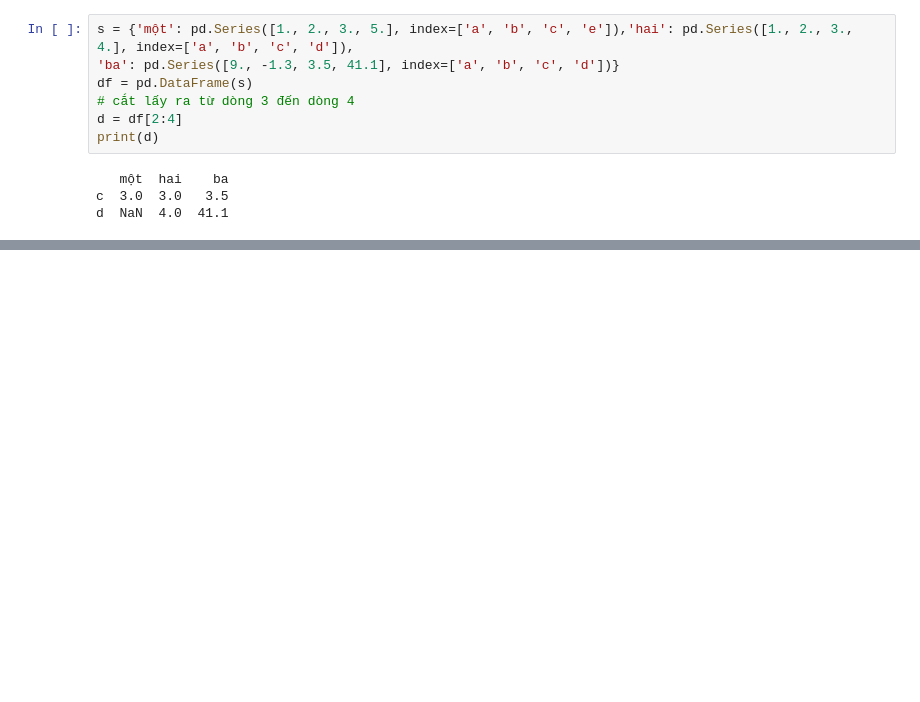
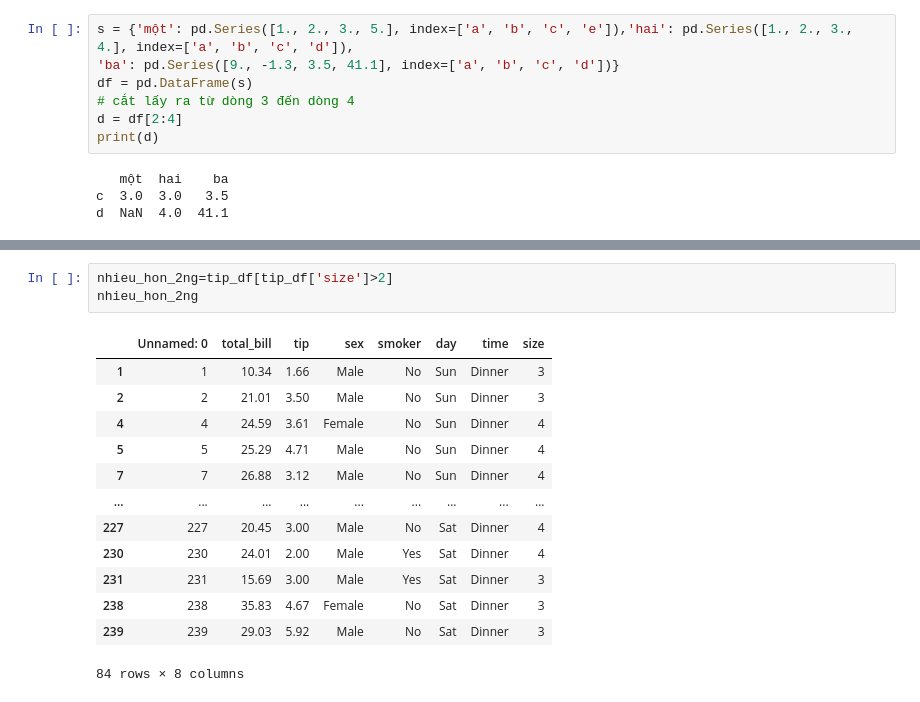
Before and after one commit to hungei/PTDL-24-25, a Jupyter notebook: notebook/pandas.ipynb, the cells around one changed output, grey strips where cells are left out. Cells and saved outputs as stored; diff of their text form; blank space fills up the shorter version.

```diff
--- a/notebook/pandas.ipynb
+++ b/notebook/pandas.ipynb
@@ -364,0 +405,17 @@ print(d)
+# %%
+nhieu_hon_2ng=tip_df[tip_df['size']>2]
+nhieu_hon_2ng
+# %% [output]
+|  | Unnamed: 0 | total_bill | tip | sex | smoker | day | time | size |
+| 1 | 1 | 10.34 | 1.66 | Male | No | Sun | Dinner | 3 |
+| 2 | 2 | 21.01 | 3.50 | Male | No | Sun | Dinner | 3 |
+| 4 | 4 | 24.59 | 3.61 | Female | No | Sun | Dinner | 4 |
+| 5 | 5 | 25.29 | 4.71 | Male | No | Sun | Dinner | 4 |
+| 7 | 7 | 26.88 | 3.12 | Male | No | Sun | Dinner | 4 |
+| ... | ... | ... | ... | ... | ... | ... | ... | ... |
+| 227 | 227 | 20.45 | 3.00 | Male | No | Sat | Dinner | 4 |
+| 230 | 230 | 24.01 | 2.00 | Male | Yes | Sat | Dinner | 4 |
+| 231 | 231 | 15.69 | 3.00 | Male | Yes | Sat | Dinner | 3 |
+| 238 | 238 | 35.83 | 4.67 | Female | No | Sat | Dinner | 3 |
+| 239 | 239 | 29.03 | 5.92 | Male | No | Sat | Dinner | 3 |
+84 rows × 8 columns
```
Also changed, not shown: parts of 9 cells of this notebook, 5 other files.
